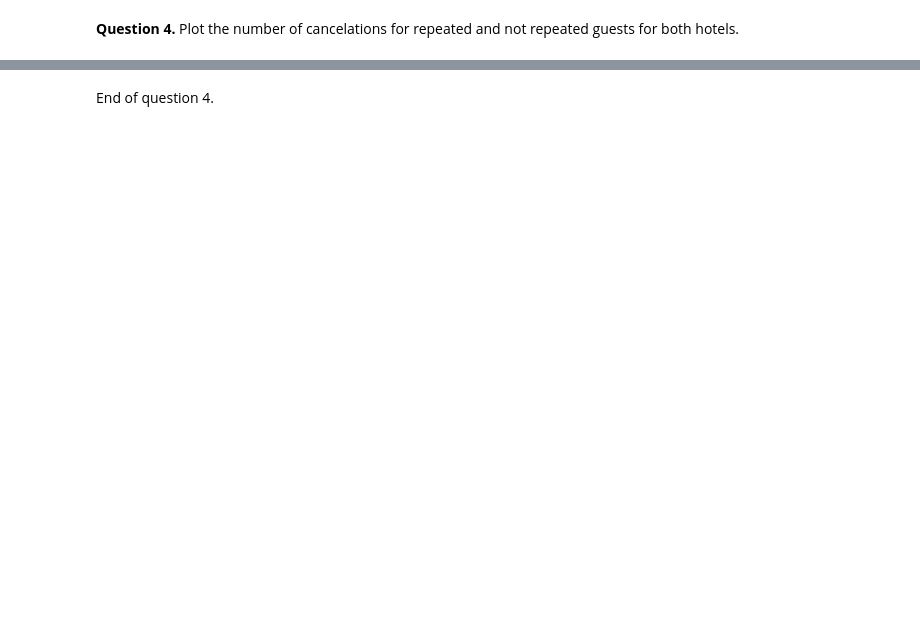
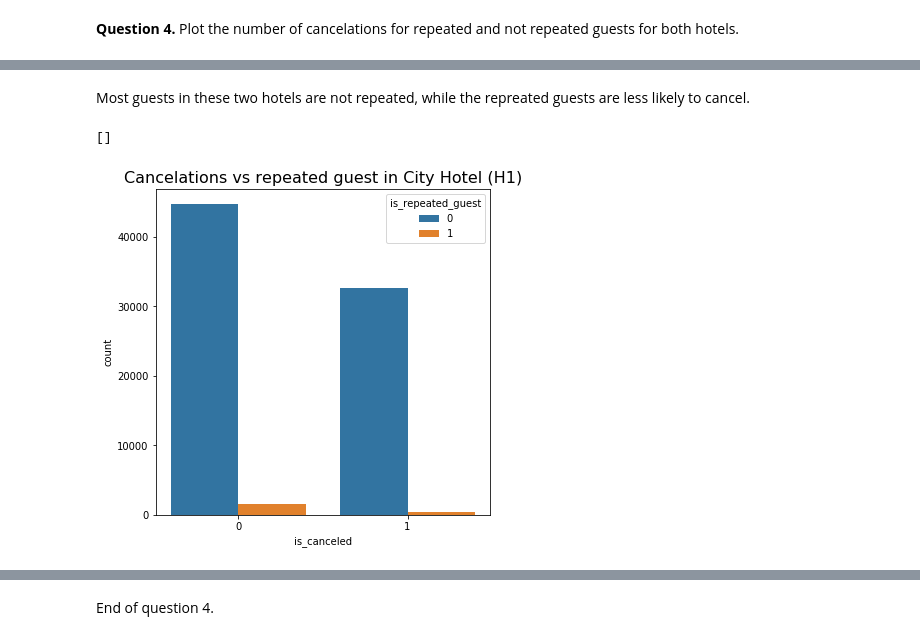
Before and after one commit to ARKEnsae/DM_ML_3A, a Jupyter notebook: TP2/TP2_KA_IB.ipynb, the cells around one changed output, grey strips where cells are left out. Drawn from its saved outputs; the diff is of its cells as text; code cells hidden in the pictures; blank space fills up the shorter version.

```diff
--- a/TP2/TP2_KA_IB.ipynb
+++ b/TP2/TP2_KA_IB.ipynb
@@ -324,0 +334,11 @@ plt.show()
+# %% [markdown]
+Most guests in these two hotels are not repeated, while the repreated guests are less likely to cancel.
+# %%
+# The same only with City Hotel (H1)
+plt.figure(figsize=(6, 6))
+sns.countplot(x="is_canceled", hue='is_repeated_guest', data=data[(data['hotel'] == 'City Hotel')])
+plt.title("Cancelations vs repeated guest in City Hotel (H1)", fontsize=16)
+plt.plot()
+# %% [output]
+[]
+[figure, added]
```
Also changed, not shown: parts of 31 cells of this notebook.
